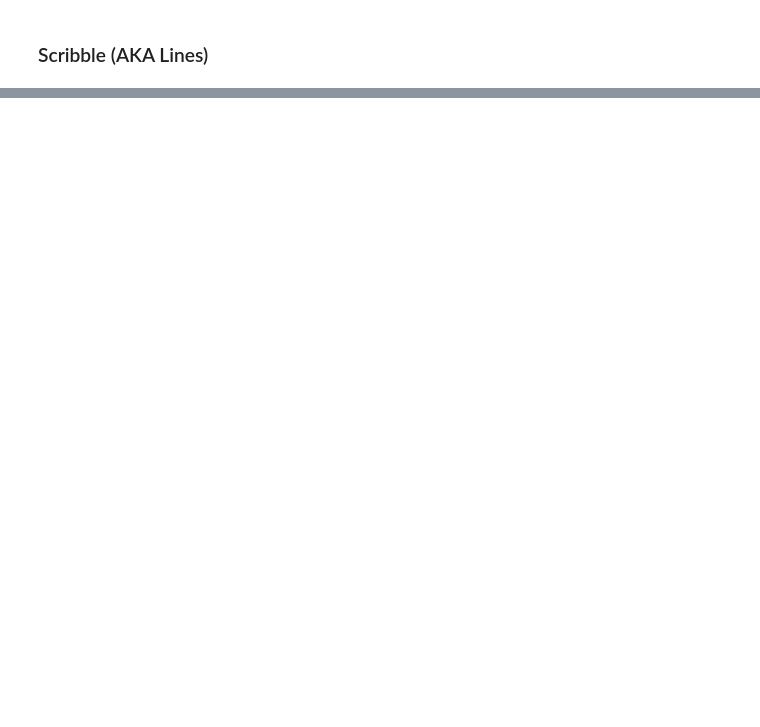
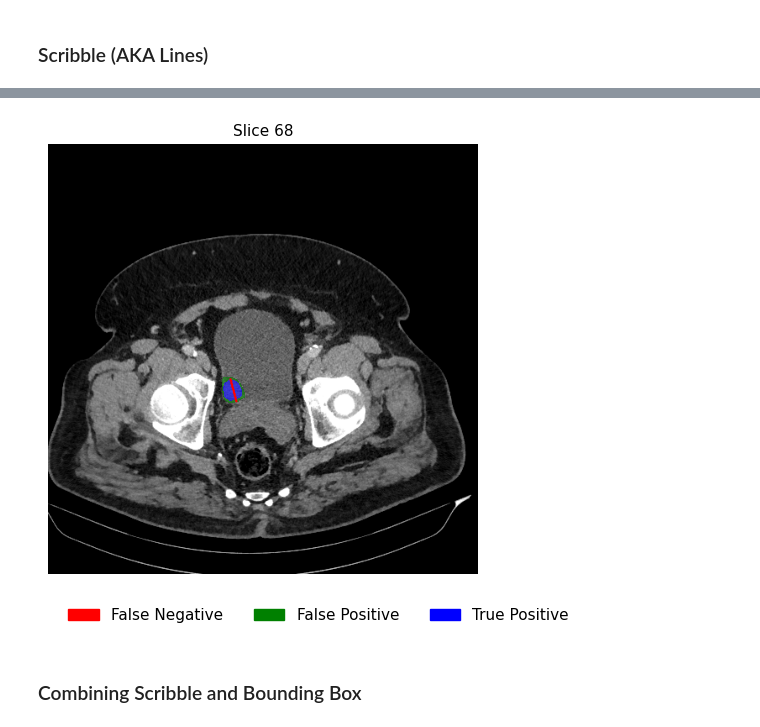
Before and after one commit to bhklab/bhklab-nninteractive, a Jupyter notebook: workflow/notebooks/nnInteractive_example.ipynb, the cells around one changed output, grey strips where cells are left out. Cells and saved outputs as stored; diff of their text form; code cells hidden in the pictures; blank space fills up the shorter version.

```diff
--- a/workflow/notebooks/nnInteractive_example.ipynb
+++ b/workflow/notebooks/nnInteractive_example.ipynb
@@ -341,0 +394,35 @@ plt.show()
+# %%
+# Plot the RERECIST line overlaying the image slice that it's on.
+
+slice_rere, _ = find_first_last_slice(npz_info['recist'])
+
+line_data = list(array_to_coords(npz_info['recist'].transpose(1, 2, 0)[:, :, slice_rere]))
+x, y = zip(*line_data)
+
+fig = plt.figure()
+
+# Create colour map for mask
+colours = ['red', 'green', 'blue']
+boundaries = [1, 2, 3, 4]
+cmap = mcolors.ListedColormap(colours)
+norm = mcolors.BoundaryNorm(boundaries, cmap.N)
+
+# Make legend info
+legend_elem = [mpatches.Patch(color = 'red', label = 'False Negative'),
+               mpatches.Patch(color = 'green', label = 'False Positive'),
+               mpatches.Patch(color = 'blue', label = 'True Positive')]
+
+plt.imshow(np.clip(img[0,:,:,slice_rere], -135, 215), cmap = 'gray')
+plt.imshow(comb_masks[:,:,slice_rere], cmap = cmap, norm = norm, interpolation = 'nearest', alpha = 0.6)
+plt.plot(x, y, 'r')
+plt.axis("off")
+plt.title(f"Slice {slice_rere}", size =11)
+counter += 1
+plt.tight_layout()
+
+fig.legend(handles = legend_elem, loc = 'lower right', bbox_to_anchor=(1.0, -0.10), ncol=3, frameon=False, fontsize=11)
+plt.show()
+# %% [output]
+[figure, added]
+# %% [markdown]
+### Combining Scribble and Bounding Box
```
Also changed, not shown: parts of 13 cells of this notebook.
